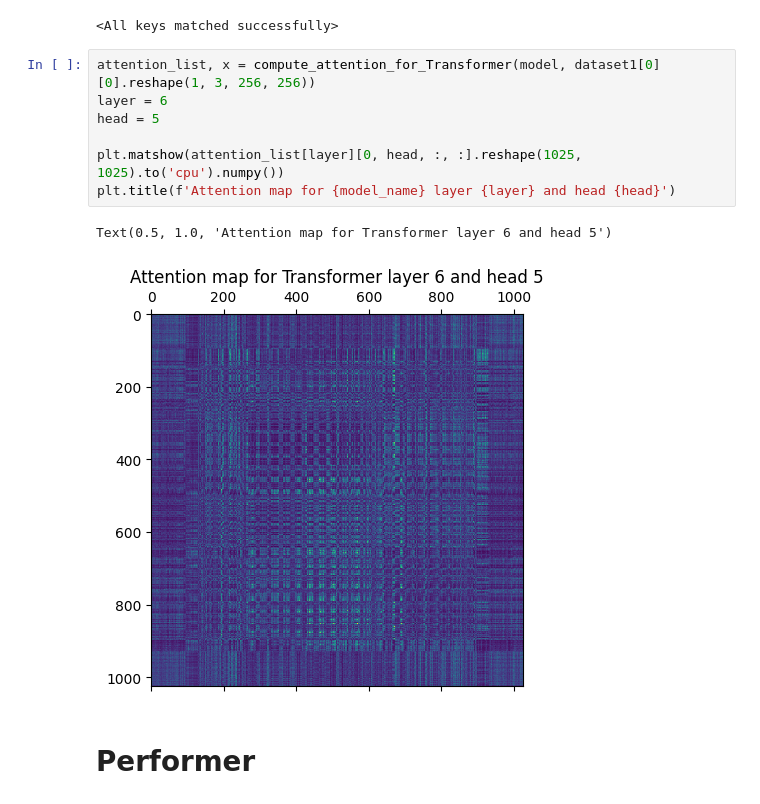
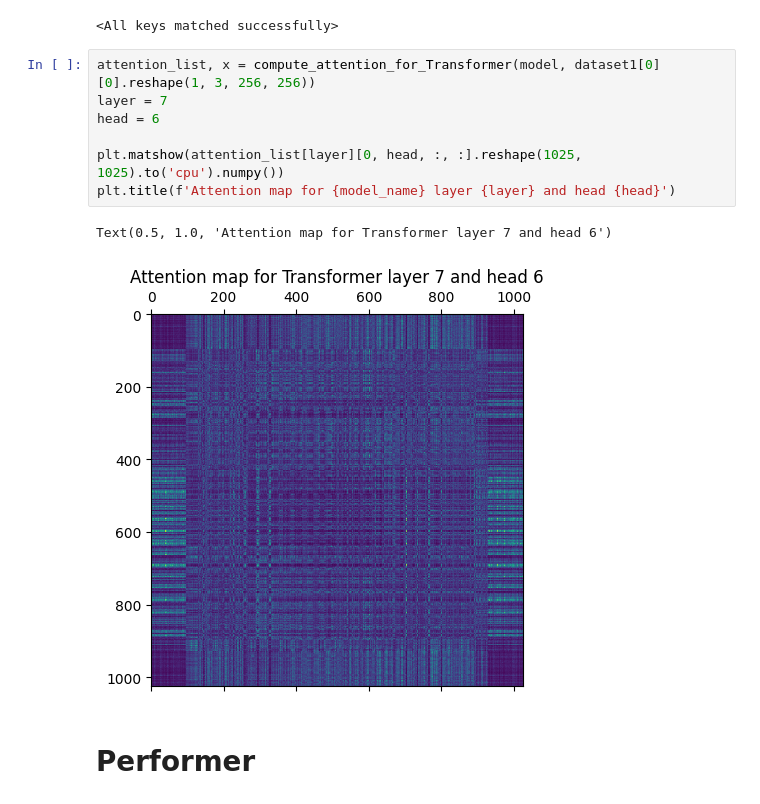
Before and after one commit to michaelweihaosong/vit_efficient_transformer, a Jupyter notebook: vit_efficient_transformer.ipynb, the cells around one changed output. Drawn from its saved outputs; the diff is of its cells as text.

```diff
--- a/vit_efficient_transformer.ipynb
+++ b/vit_efficient_transformer.ipynb
@@ -245,14 +245,14 @@ Total number of parameters in the model: 13289957
 <All keys matched successfully>
 # %%
 attention_list, x = compute_attention_for_Transformer(model, dataset1[0][0].reshape(1, 3, 256, 256))
-layer = 6
-head = 5
+layer = 7
+head = 6
 
 plt.matshow(attention_list[layer][0, head, :, :].reshape(1025, 1025).to('cpu').numpy())
 plt.title(f'Attention map for {model_name} layer {layer} and head {head}')
 # %% [output]
-Text(0.5, 1.0, 'Attention map for Transformer layer 6 and head 5')
+Text(0.5, 1.0, 'Attention map for Transformer layer 7 and head 6')
-[figure, old version]
+[figure, new version]
 # %% [markdown]
 # Performer
 # %%
```
Also changed, not shown: 1 other file.
